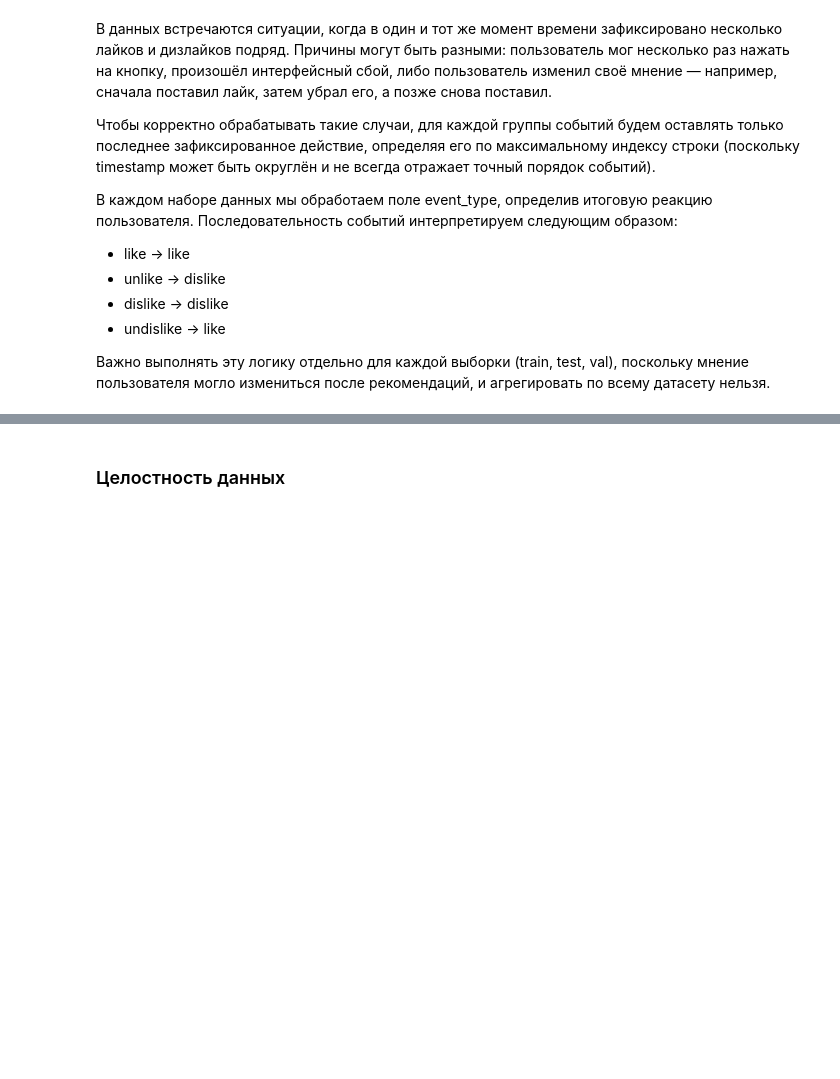
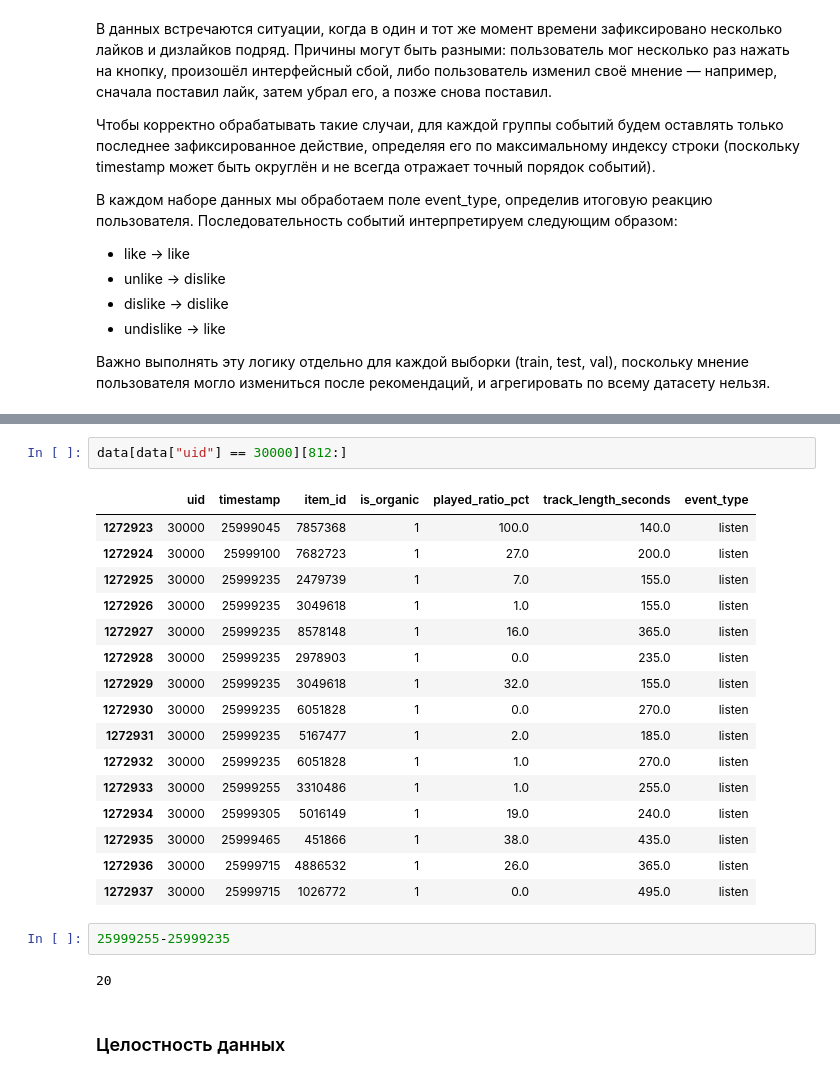
Before and after one commit to Nastasy822/music-recommendation-experiments, a Jupyter notebook: multi_event_preprocessing.ipynb, the cells around one changed output, grey strips where cells are left out. Drawn from its saved outputs; the diff is of its cells as text; blank space fills up the shorter version.

```diff
--- a/multi_event_preprocessing.ipynb
+++ b/multi_event_preprocessing.ipynb
@@ -204,3 +241,26 @@ dtype: int64
+# %%
+data[data["uid"] == 30000][812:]
+# %% [output]
+|  | uid | timestamp | item_id | is_organic | played_ratio_pct | track_length_seconds | event_type |
+| 1272923 | 30000 | 25999045 | 7857368 | 1 | 100.0 | 140.0 | listen |
+| 1272924 | 30000 | 25999100 | 7682723 | 1 | 27.0 | 200.0 | listen |
+| 1272925 | 30000 | 25999235 | 2479739 | 1 | 7.0 | 155.0 | listen |
+| 1272926 | 30000 | 25999235 | 3049618 | 1 | 1.0 | 155.0 | listen |
+| 1272927 | 30000 | 25999235 | 8578148 | 1 | 16.0 | 365.0 | listen |
+| 1272928 | 30000 | 25999235 | 2978903 | 1 | 0.0 | 235.0 | listen |
+| 1272929 | 30000 | 25999235 | 3049618 | 1 | 32.0 | 155.0 | listen |
+| 1272930 | 30000 | 25999235 | 6051828 | 1 | 0.0 | 270.0 | listen |
+| 1272931 | 30000 | 25999235 | 5167477 | 1 | 2.0 | 185.0 | listen |
+| 1272932 | 30000 | 25999235 | 6051828 | 1 | 1.0 | 270.0 | listen |
+| 1272933 | 30000 | 25999255 | 3310486 | 1 | 1.0 | 255.0 | listen |
+| 1272934 | 30000 | 25999305 | 5016149 | 1 | 19.0 | 240.0 | listen |
+| 1272935 | 30000 | 25999465 | 451866 | 1 | 38.0 | 435.0 | listen |
+| 1272936 | 30000 | 25999715 | 4886532 | 1 | 26.0 | 365.0 | listen |
+| 1272937 | 30000 | 25999715 | 1026772 | 1 | 0.0 | 495.0 | listen |
+# %%
+25999255-25999235
+# %% [output]
+20
 # %% [markdown]
 ### Целостность данных
 # %%
```
Also changed, not shown: parts of 5 cells of this notebook, 5 other files.
